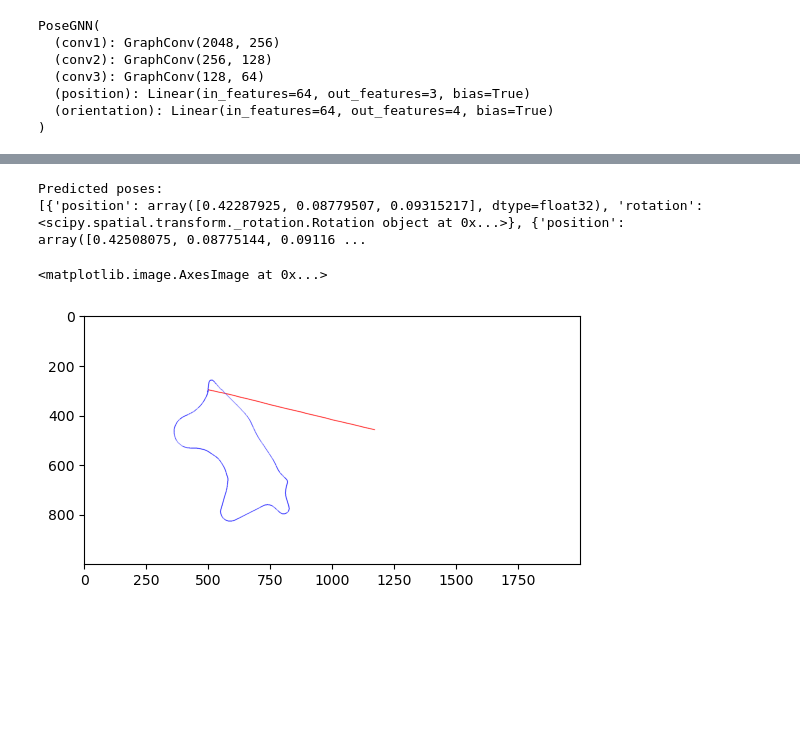
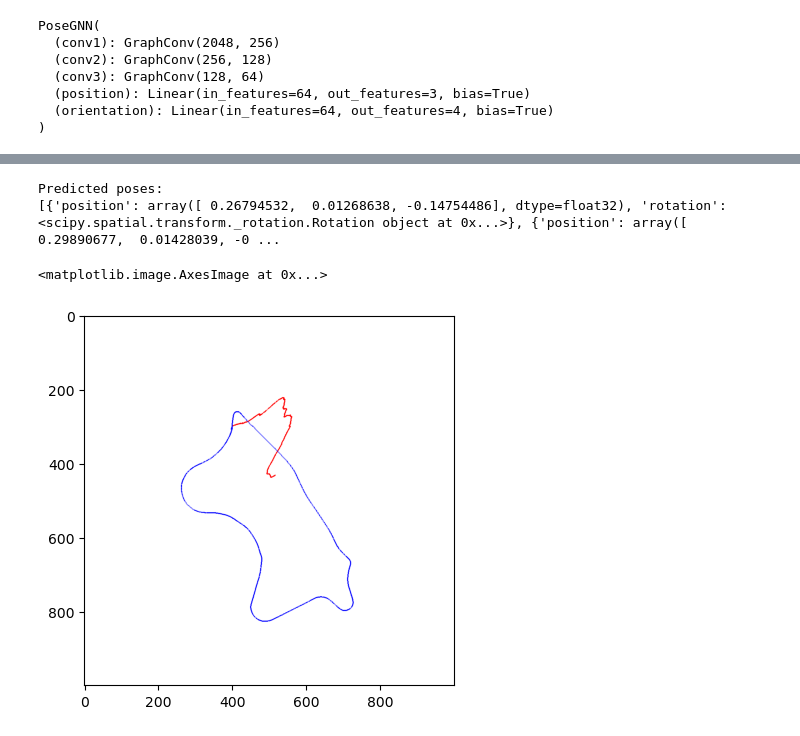
Before and after one commit to pcktm/inzynierka-posegnn, a Jupyter notebook: test.ipynb, the cells around one changed output, grey strips where cells are left out. Cells and saved outputs as stored; diff of their text form; code cells hidden in the pictures; blank space fills up the shorter version.

Commit message:
model c

```diff
--- a/test.ipynb
+++ b/test.ipynb
@@ -21,7 +21,7 @@ basedir = "/home/pcktm/inzynierka/kitti/dataset"
 test_dataset = KittiGraphDataset(basedir, "09", graph_length=7)
 test_dataloader = DataLoader(test_dataset, batch_size=1, shuffle=False)
 # %%
-checkpoint = torch.load("./models/model_B_90.pth")
+checkpoint = torch.load("./models/model_C_150.pth")
 
 model = PoseGNN()
 model.load_state_dict(checkpoint)
@@ -86,3 +86,15 @@ with torch.no_grad():
         output = model(batch)
         predicted_poses.append(output.cpu().numpy()[SELECTED_IDX])
         true_poses.append(batch.y.cpu().numpy()[SELECTED_IDX])
+# %%
+predicted_poses_e = [tensor_to_position_and_rotation(pose) for pose in predicted_poses]
+
+# plot predicted poses
+ax = plt.axes()
+ax.set_xlabel('X')
+ax.set_ylabel('Y')
+
+for pose in predicted_poses_e:
+  ax.scatter(pose["position"][0], pose["position"][1], c="r")
+
+plt.show()
@@ -89,30 +103,31 @@ with torch.no_grad():
 # %%
 predicted_poses_e = [tensor_to_position_and_rotation(pose) for pose in predicted_poses]
 true_poses_e = [tensor_to_position_and_rotation(pose) for pose in true_poses]
 
 print("Predicted poses:")
 print(predicted_poses_e)
 
-trajectory_image = np.zeros((1000, 2000, 3), dtype=np.uint8)
+trajectory_image = np.zeros((1000, 1000, 3), dtype=np.uint8)
 trajectory_image.fill(255)
 
 predicted_world_poses = odometry_predicted_poses(predicted_poses_e)
 
 for i in range(len(predicted_world_poses)):
     pos = predicted_world_poses[i]["position"]
-    x = int(pos[0]) + 500
+    x = int(pos[0]) + 400
     y = int(pos[2]) + 300
 
-    gt_x = int(true_poses_e[i]["position"][0]) + 500
+    gt_x = int(true_poses_e[i]["position"][0]) + 400
     gt_y = int(true_poses_e[i]["position"][2]) + 300
 
+    cv2.circle(trajectory_image, (gt_x, gt_y), 1, (255, 0, 0), 1)
     cv2.circle(trajectory_image, (x, y), 1, (0, 0, 255), 1)
-    cv2.circle(trajectory_image, (gt_x, gt_y), 1, (255, 0, 0), 1)
+
 
 trajectory_image = cv2.cvtColor(trajectory_image, cv2.COLOR_BGR2RGB)
 plt.imshow(trajectory_image)
 # %% [output]
 Predicted poses:
-[{'position': array([0.42287925, 0.08779507, 0.09315217], dtype=float32), 'rotation': <scipy.spatial.transform._rotation.Rotation object at 0x...>}, {'position': array([0.42508075, 0.08775144, 0.09116 ...
+[{'position': array([ 0.26794532,  0.01268638, -0.14754486], dtype=float32), 'rotation': <scipy.spatial.transform._rotation.Rotation object at 0x...>}, {'position': array([ 0.29890677,  0.01428039, -0 ...
 <matplotlib.image.AxesImage at 0x...>
-[figure, old version]
+[figure, new version]
```
Also changed, not shown: parts of 1 cell of this notebook, 1 other file.
